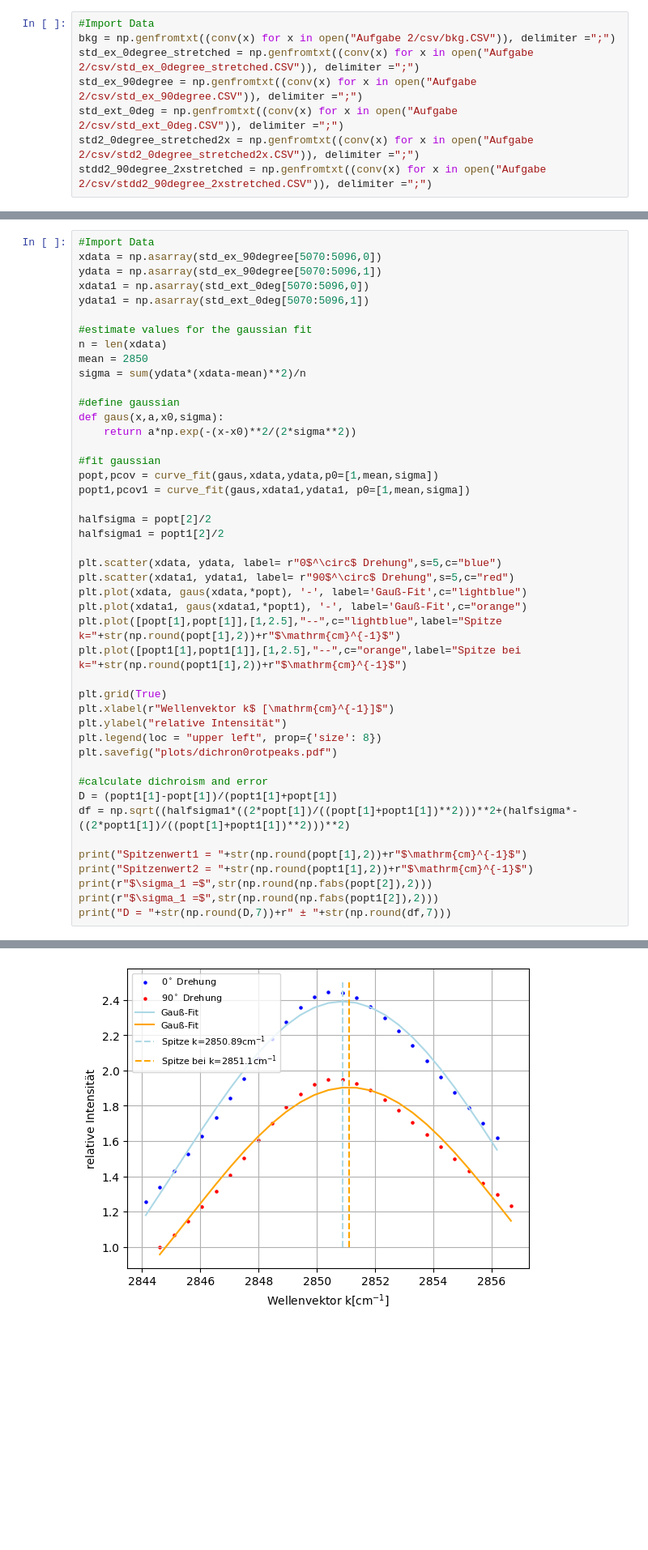
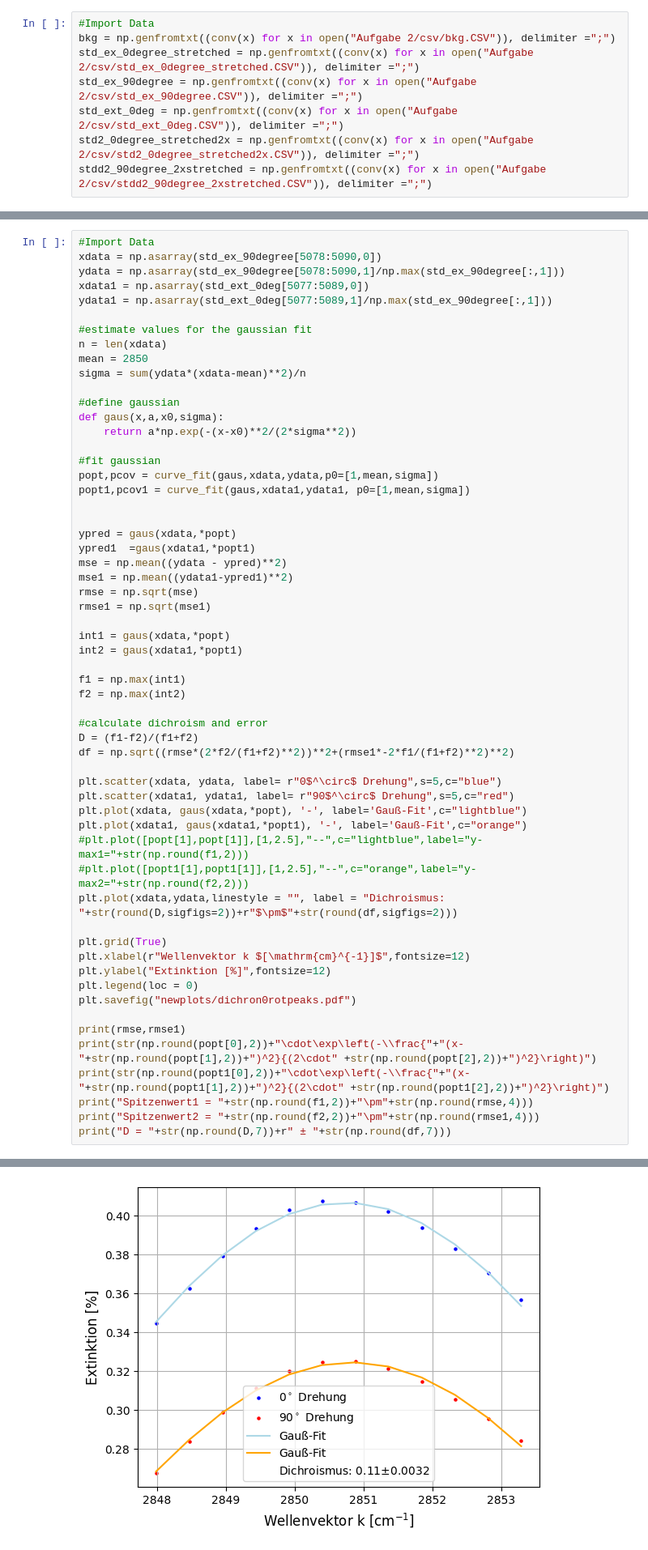
Before and after one commit to iLoveeMilkaa/M1-Lab, a Jupyter notebook: Aufgabe 2.ipynb, the cells around one changed output, grey strips where cells are left out. Shown: that part at 81% size. Saved outputs shown, nothing was run; the diff lists cells and outputs as text; blank space fills up the shorter version.

```diff
--- a/Aufgabe 2.ipynb
+++ b/Aufgabe 2.ipynb
@@ -34,9 +35,9 @@ plt.savefig("plots/Dichro_all_zoom.pdf")#
 # %%
 #Import Data
-xdata = np.asarray(std_ex_90degree[5070:5096,0])
-ydata = np.asarray(std_ex_90degree[5070:5096,1])
-xdata1 = np.asarray(std_ext_0deg[5070:5096,0])
-ydata1 = np.asarray(std_ext_0deg[5070:5096,1])
+xdata = np.asarray(std_ex_90degree[5078:5090,0])
+ydata = np.asarray(std_ex_90degree[5078:5090,1]/np.max(std_ex_90degree[:,1]))
+xdata1 = np.asarray(std_ext_0deg[5077:5089,0])
+ydata1 = np.asarray(std_ext_0deg[5077:5089,1]/np.max(std_ex_90degree[:,1]))
 
 #estimate values for the gaussian fit
 n = len(xdata)
@@ -51,29 +52,42 @@ def gaus(x,a,x0,sigma):
 popt,pcov = curve_fit(gaus,xdata,ydata,p0=[1,mean,sigma])
 popt1,pcov1 = curve_fit(gaus,xdata1,ydata1, p0=[1,mean,sigma])
 
-halfsigma = popt[2]/2
-halfsigma1 = popt1[2]/2
+
+ypred = gaus(xdata,*popt)
+ypred1  =gaus(xdata1,*popt1)
+mse = np.mean((ydata - ypred)**2)
+mse1 = np.mean((ydata1-ypred1)**2)
+rmse = np.sqrt(mse)
+rmse1 = np.sqrt(mse1)
+
+int1 = gaus(xdata,*popt)
+int2 = gaus(xdata1,*popt1)
+
+f1 = np.max(int1)
+f2 = np.max(int2)
+
+#calculate dichroism and error
+D = (f1-f2)/(f1+f2)
+df = np.sqrt((rmse*(2*f2/(f1+f2)**2))**2+(rmse1*-2*f1/(f1+f2)**2)**2)
 
 plt.scatter(xdata, ydata, label= r"0$^\circ$ Drehung",s=5,c="blue")
 plt.scatter(xdata1, ydata1, label= r"90$^\circ$ Drehung",s=5,c="red")
 plt.plot(xdata, gaus(xdata,*popt), '-', label='Gauß-Fit',c="lightblue")
 plt.plot(xdata1, gaus(xdata1,*popt1), '-', label='Gauß-Fit',c="orange")
-plt.plot([popt[1],popt[1]],[1,2.5],"--",c="lightblue",label="Spitze k="+str(np.round(popt[1],2))+r"$\mathrm{cm}^{-1}$")
-plt.plot([popt1[1],popt1[1]],[1,2.5],"--",c="orange",label="Spitze bei k="+str(np.round(popt1[1],2))+r"$\mathrm{cm}^{-1}$")
+#plt.plot([popt[1],popt[1]],[1,2.5],"--",c="lightblue",label="y-max1="+str(np.round(f1,2)))
+#plt.plot([popt1[1],popt1[1]],[1,2.5],"--",c="orange",label="y-max2="+str(np.round(f2,2)))
+plt.plot(xdata,ydata,linestyle = "", label = "Dichroismus: "+str(round(D,sigfigs=2))+r"$\pm$"+str(round(df,sigfigs=2)))
 
 plt.grid(True)
-plt.xlabel(r"Wellenvektor k$ [\mathrm{cm}^{-1}]$")
-plt.ylabel("relative Intensität")
-plt.legend(loc = "upper left", prop={'size': 8})
-plt.savefig("plots/dichron0rotpeaks.pdf")
+plt.xlabel(r"Wellenvektor k $[\mathrm{cm}^{-1}]$",fontsize=12)
+plt.ylabel("Extinktion [%]",fontsize=12)
+plt.legend(loc = 0)
+plt.savefig("newplots/dichron0rotpeaks.pdf")
 
-#calculate dichroism and error
-D = (popt1[1]-popt[1])/(popt1[1]+popt[1])
-df = np.sqrt((halfsigma1*((2*popt[1])/((popt[1]+popt1[1])**2)))**2+(halfsigma*-((2*popt1[1])/((popt[1]+popt1[1])**2)))**2)
-
-print("Spitzenwert1 = "+str(np.round(popt[1],2))+r"$\mathrm{cm}^{-1}$")
-print("Spitzenwert2 = "+str(np.round(popt1[1],2))+r"$\mathrm{cm}^{-1}$")
-print(r"$\sigma_1 =$",str(np.round(np.fabs(popt[2]),2)))
-print(r"$\sigma_1 =$",str(np.round(np.fabs(popt1[2]),2)))
+print(rmse,rmse1)
+print(str(np.round(popt[0],2))+"\cdot\exp\left(-\\frac{"+"(x-"+str(np.round(popt[1],2))+")^2}{(2\cdot" +str(np.round(popt[2],2))+")^2}\right)")
+print(str(np.round(popt1[0],2))+"\cdot\exp\left(-\\frac{"+"(x-"+str(np.round(popt1[1],2))+")^2}{(2\cdot" +str(np.round(popt1[2],2))+")^2}\right)")
+print("Spitzenwert1 = "+str(np.round(f1,2))+"\pm"+str(np.round(rmse,4)))
+print("Spitzenwert2 = "+str(np.round(f2,2))+"\pm"+str(np.round(rmse1,4)))
 print("D = "+str(np.round(D,7))+r" ± "+str(np.round(df,7)))
 # %% [output]
@@ -85,3 +100,3 @@ D = 3.68e-05 ± 0.0006956
-[figure, old version]
+[figure, new version]
 # %%
 #import dara
```
Also changed, not shown: parts of 4 cells of this notebook, 27 other files.
